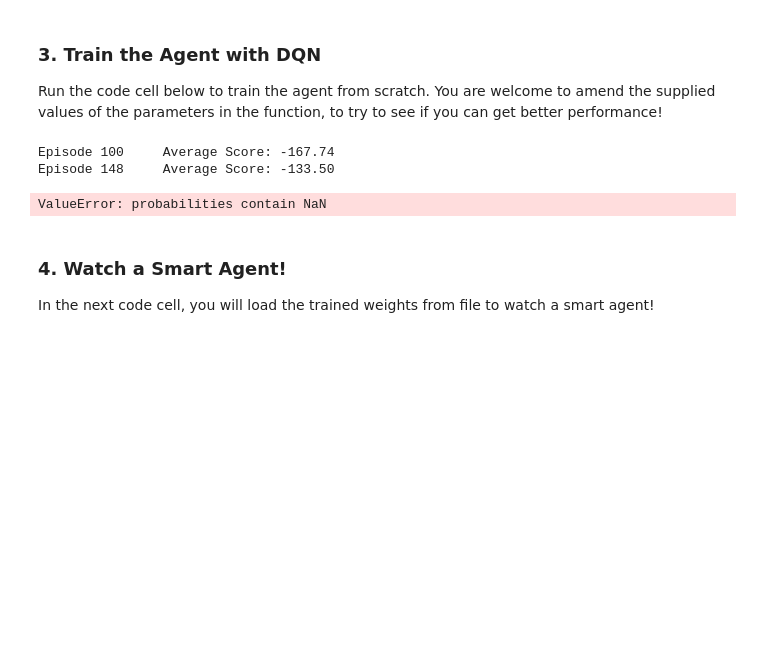
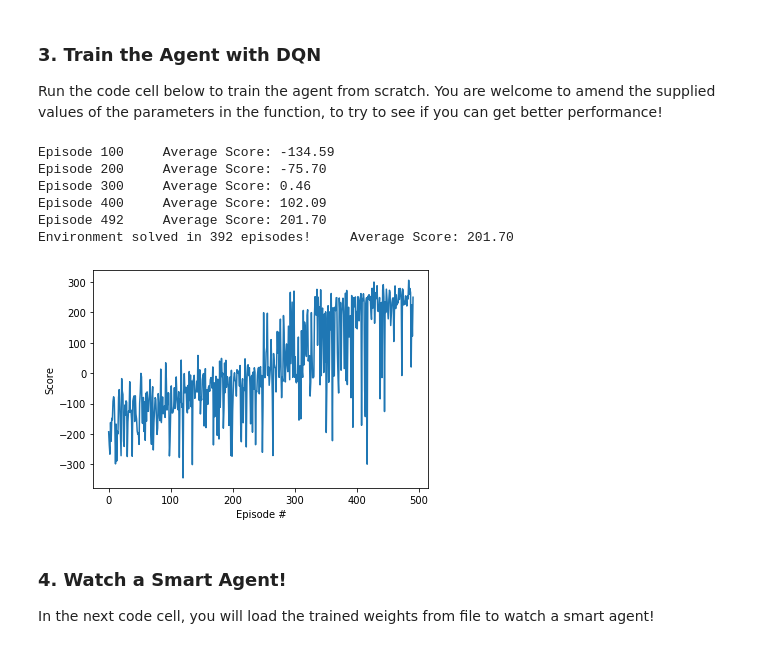
Before and after one commit to kaaloo/drlnd-nan-issue, a Jupyter notebook: Dueling_Q_Networks _Priorized_Replay.ipynb, the cells around one changed output. Saved outputs shown, nothing was run; the diff lists cells and outputs as text; code cells hidden in the pictures; blank space fills up the shorter version.

```diff
--- a/Dueling_Q_Networks _Priorized_Replay.ipynb
+++ b/Dueling_Q_Networks _Priorized_Replay.ipynb
@@ -73,39 +73,44 @@ def dqn(n_episodes=2000, max_t=1000, eps_start=1.0, eps_end=0.01, eps_decay=0.99
     for i_episode in range(1, n_episodes+1):
         state = env.reset()
         score = 0
+        agent.init_episode(max_t)
         for t in range(max_t):
             action = agent.act(state, eps)
             next_state, reward, done, _ = env.step(action)
             agent.step(state, action, reward, next_state, done)
             state = next_state
             score += reward
             if done:
                 break
         scores_window.append(score)       # save most recent score
         scores.append(score)              # save most recent score
         eps = max(eps_end, eps_decay*eps) # decrease epsilon
         print('\rEpisode {}\tAverage Score: {:.2f}'.format(i_episode, np.mean(scores_window)), end="")
         if i_episode % 100 == 0:
             print('\rEpisode {}\tAverage Score: {:.2f}'.format(i_episode, np.mean(scores_window)))
         if np.mean(scores_window)>=200.0:
             print('\nEnvironment solved in {:d} episodes!\tAverage Score: {:.2f}'.format(i_episode-100, np.mean(scores_window)))
             torch.save(agent.qnetwork_local.state_dict(), 'checkpoint.pth')
             break
     return scores
 
 scores = dqn()
 
 # plot the scores
 fig = plt.figure()
 ax = fig.add_subplot(111)
 plt.plot(np.arange(len(scores)), scores)
 plt.ylabel('Score')
 plt.xlabel('Episode #')
 plt.show()
 # %% [output]
-Episode 100     Average Score: -167.74
-Episode 148     Average Score: -133.50
+Episode 100     Average Score: -134.59
+Episode 200     Average Score: -75.70
+Episode 300     Average Score: 0.46
+Episode 400     Average Score: 102.09
+Episode 492     Average Score: 201.70
+Environment solved in 392 episodes!     Average Score: 201.70
-ValueError: probabilities contain NaN
+[figure, added]
 # %% [markdown]
 ### 4. Watch a Smart Agent!
 
```
Also changed, not shown: parts of 1 cell of this notebook, 2 other files.
